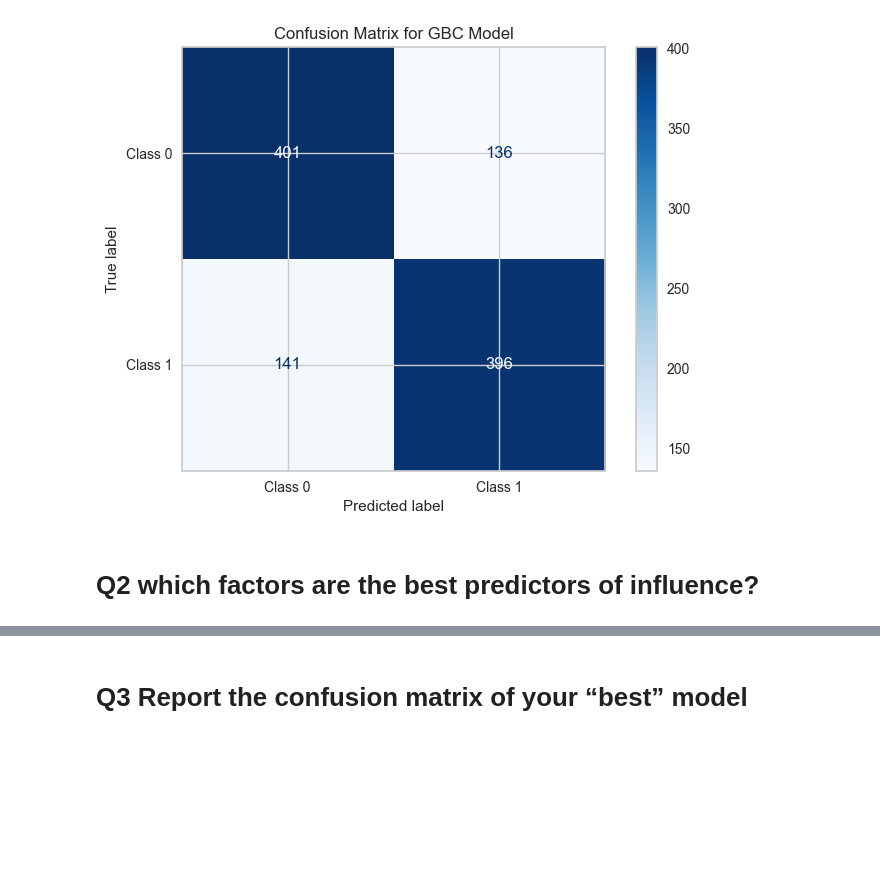
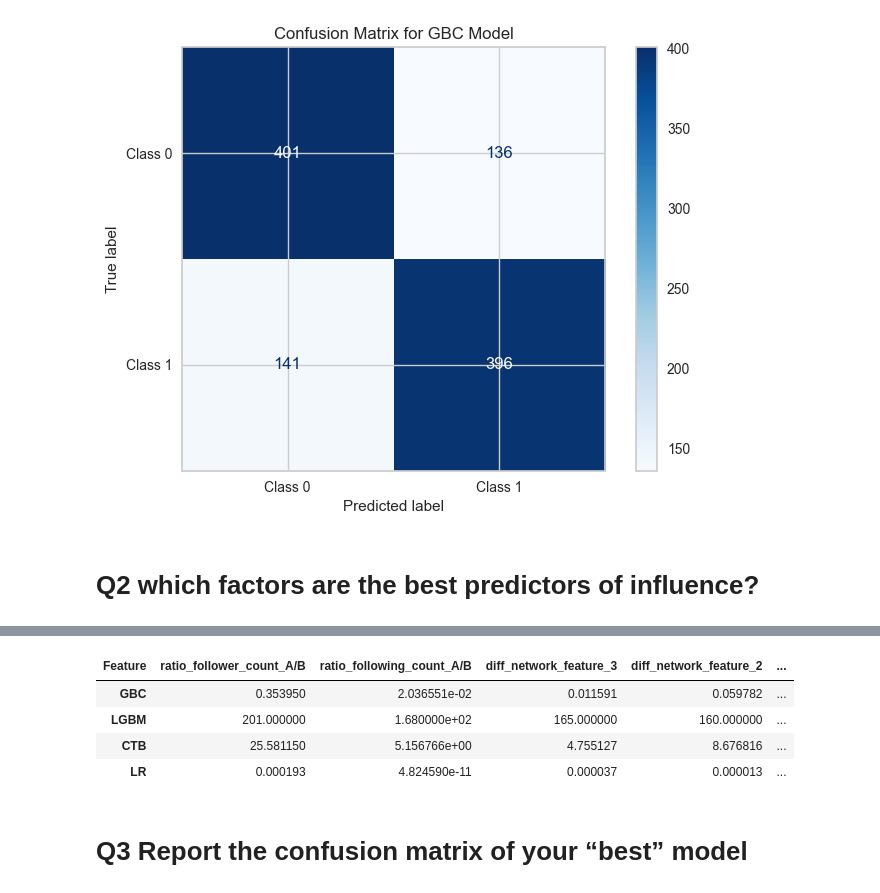
Before and after one commit to lazy0ninja/Social_Media_Analytics, a Jupyter notebook: Part1/part1_modeling.ipynb, the cells around one changed output, grey strips where cells are left out. Drawn from its saved outputs; the diff is of its cells as text; code cells hidden in the pictures; blank space fills up the shorter version.

```diff
--- a/Part1/part1_modeling.ipynb
+++ b/Part1/part1_modeling.ipynb
@@ -588,2 +626,40 @@ plt.show()
+# %%
+# Existing feature importances from tree-based models (example placeholders)
+gbc_importances = gbc_model.feature_importances_
+lgbm_importances = lgbm_model.feature_importances_
+ctb_importances = ctb_model.feature_importances_
+
+# Logistic regression coefficients
+coefficients = lr_model.coef_[0]
+
+# Assuming X_train contains your predictors and hence the feature names
+feature_names = X_train.columns
+
+# Create a DataFrame for each model's importances
+df_gbc = pd.DataFrame({'Feature': feature_names, 'GBC': gbc_importances})
+df_lgbm = pd.DataFrame({'Feature': feature_names, 'LGBM': lgbm_importances})
+df_ctb = pd.DataFrame({'Feature': feature_names, 'CTB': ctb_importances})
+df_lr = pd.DataFrame({'Feature': feature_names, 'LR': coefficients})
+
+# Merging the DataFrames on 'Feature', resulting in each column being a model and each row being a feature
+df_merged = df_gbc.merge(df_lgbm, on='Feature').merge(df_ctb, on='Feature').merge(df_lr, on='Feature')
+
+# Setting the 'Feature' column as the index
+df_merged.set_index('Feature', inplace=True)
+
+# Transposing the DataFrame so models are rows and features are columns
+df_importances = df_merged.T
+
+feature_importance_totals = df_importances.abs().sum(axis=0)
+
+df_importances_sorted = df_importances[feature_importance_totals.sort_values(ascending=False).index]
+
+df_importances_sorted
+# %% [output]
+| Feature | ratio_follower_count_A/B | ratio_following_count_A/B | diff_network_feature_3 | diff_network_feature_2 | ... |
+| GBC | 0.353950 | 2.036551e-02 | 0.011591 | 0.059782 | ... |
+| LGBM | 201.000000 | 1.680000e+02 | 165.000000 | 160.000000 | ... |
+| CTB | 25.581150 | 5.156766e+00 | 4.755127 | 8.676816 | ... |
+| LR | 0.000193 | 4.824590e-11 | 0.000037 | 0.000013 | ... |
 # %% [markdown]
 # Q3 Report the confusion matrix of your “best” model
```
Also changed, not shown: parts of 15 cells of this notebook.
